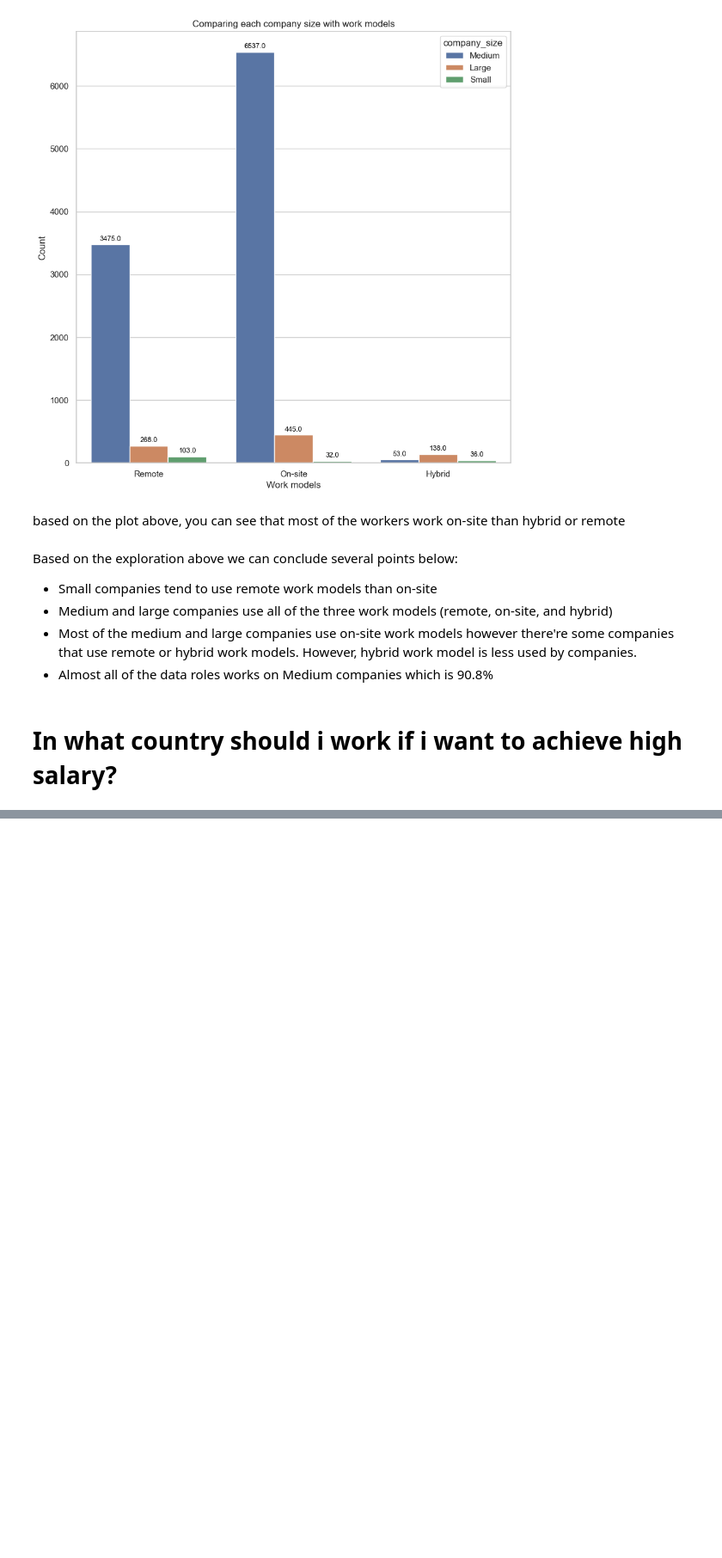
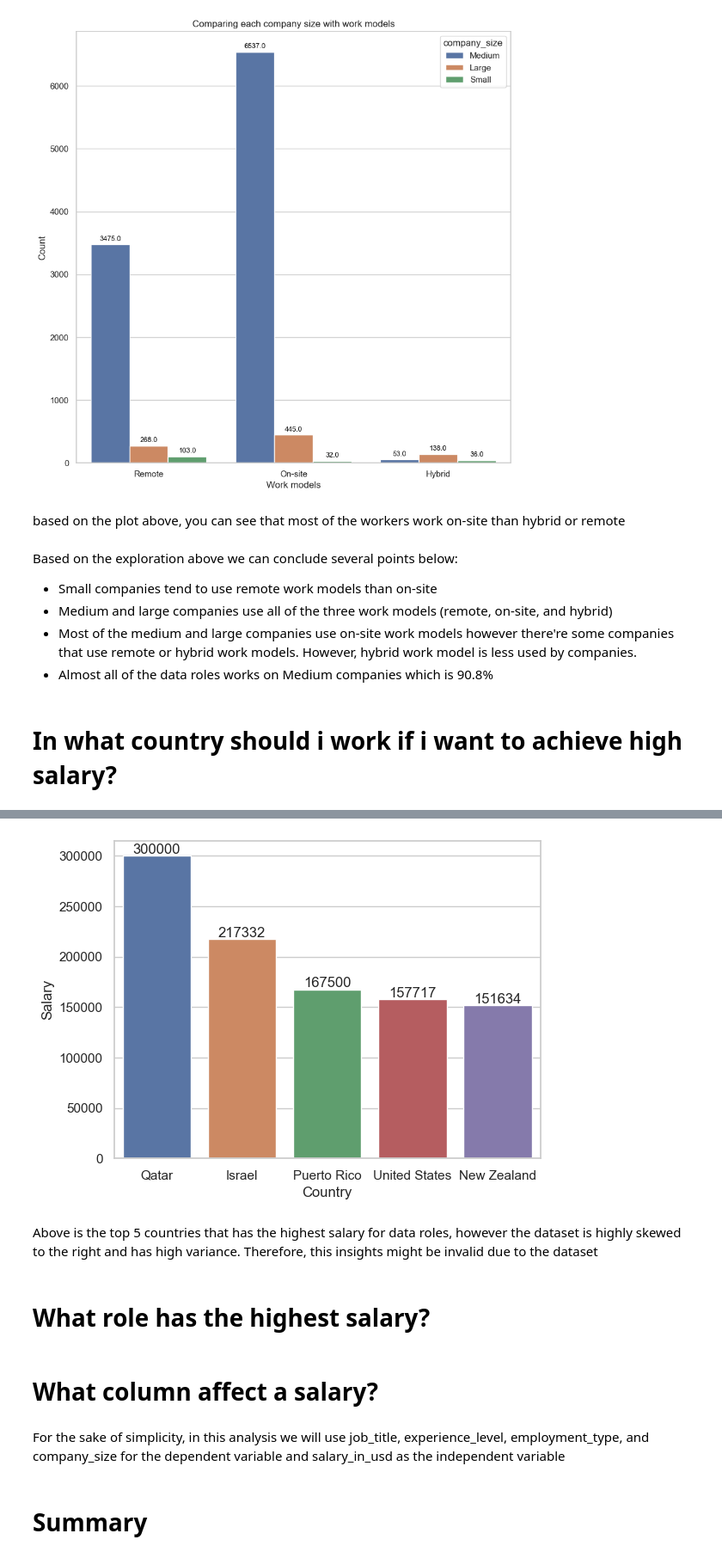
Before and after one commit to DickyAdi/DS2024_analysis, a Jupyter notebook: analysis.ipynb, the cells around one changed output, grey strips where cells are left out. Shown: that part at 86% size. Cells and saved outputs as stored; diff of their text form; code cells hidden in the pictures; blank space fills up the shorter version.

```diff
--- a/analysis.ipynb
+++ b/analysis.ipynb
@@ -139,2 +208,2 @@ To answer this question we need to know how much the total salaries from each co
 # %%
-salaryCountry = df.groupby('company_location')[['salary_in_usd']].mean().reset_index().set_index('company_location')
+countryInsight = df.groupby('company_location')[['salary_in_usd']].mean().reset_index().set_index('company_location').rename(columns={'salary_in_usd' : 'avg_salary_in_usd'}).sort_values(by='avg_salary_in_usd', ascending=False)
@@ -148,0 +210,19 @@ salaryCountry.loc[['United States']]
+# %%
+sns.barplot(data=countryInsight[:5], x=countryInsight.index[:5], y='avg_salary_in_usd')
+for i, val in enumerate(countryInsight.values[:5]):
+    plt.text(i, val+i, f'{val[0]:.0f}', ha='center', va='bottom')
+plt.xlabel('Country')
+plt.ylabel('Salary')
+plt.show()
+# %% [output]
+[figure, added]
+# %% [markdown]
+Above is the top 5 countries that has the highest salary for data roles, however the dataset is highly skewed to the right and has high variance. Therefore, this insights might be invalid due to the dataset
+# %% [markdown]
+# What role has the highest salary?
+# %% [markdown]
+# What column affect a salary?
+# %% [markdown]
+For the sake of simplicity, in this analysis we will use job_title, experience_level, employment_type, and company_size for the dependent variable and salary_in_usd as the independent variable
+# %% [markdown]
+# Summary
```
Also changed, not shown: parts of 12 cells of this notebook.
